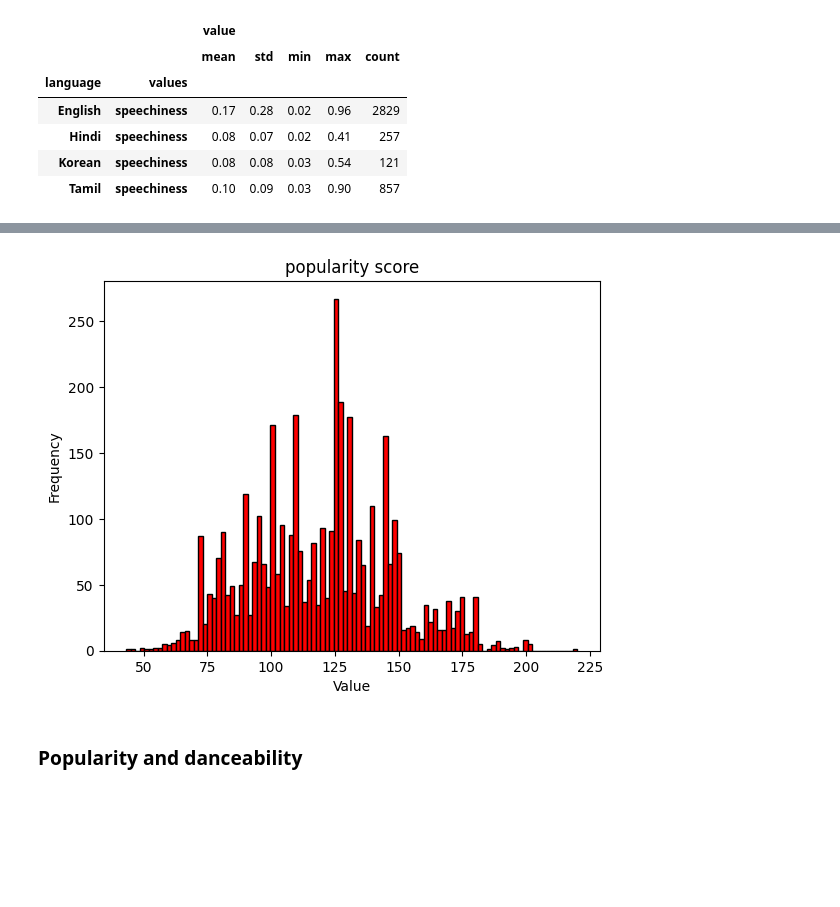
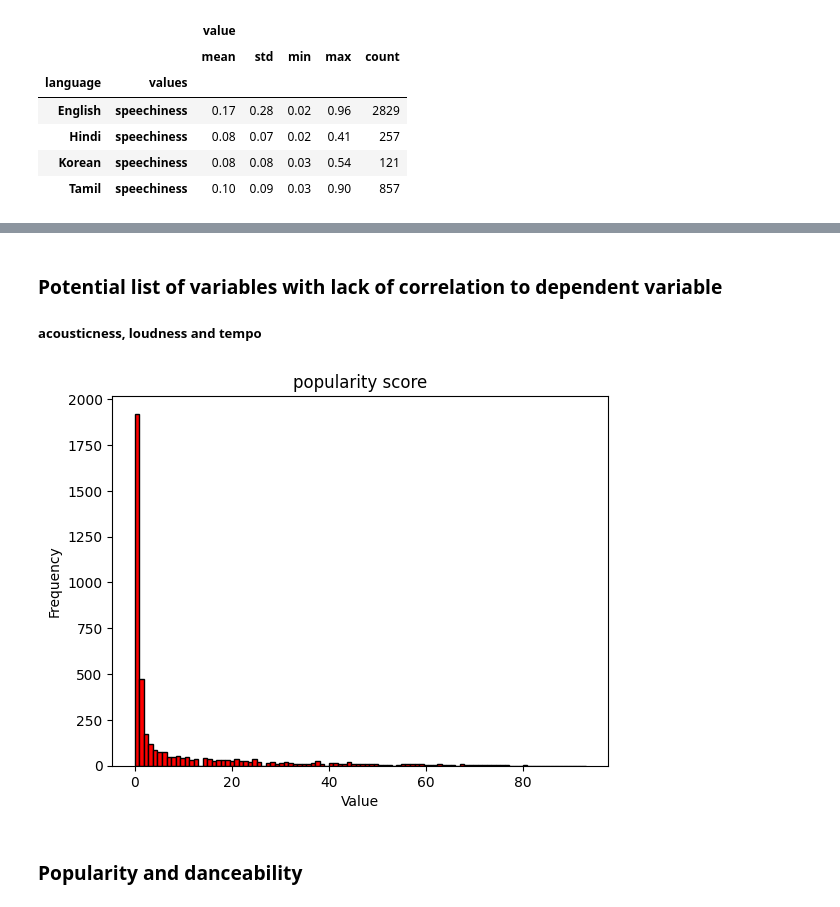
Before and after one commit to Anton21a/Data_Analysis, a Jupyter notebook: Assignment2.ipynb, the cells around one changed output, grey strips where cells are left out. Saved outputs shown, nothing was run; the diff lists cells and outputs as text; code cells hidden in the pictures; blank space fills up the shorter version.

```diff
--- a/Assignment2.ipynb
+++ b/Assignment2.ipynb
@@ -108,12 +124,15 @@ melted.groupby(["language", 'values']).agg(["mean", "std", "min", "max", "count"
+# %% [markdown]
+### Potential list of variables with lack of correlation to dependent variable
+##### acousticness, loudness and tempo
 # %%
-o = 'tempo'
+o = 'popularity'
 plt.hist(data[o], bins = 100, color='red', edgecolor='black')
 plt.title('popularity score')
 plt.xlabel('Value')
 plt.ylabel('Frequency')
 plt.show()
 # %% [output]
-[figure, old version]
+[figure, new version]
 # %% [markdown]
 ### Popularity and danceability
 # %%
```
Also changed, not shown: parts of 15 cells of this notebook.
